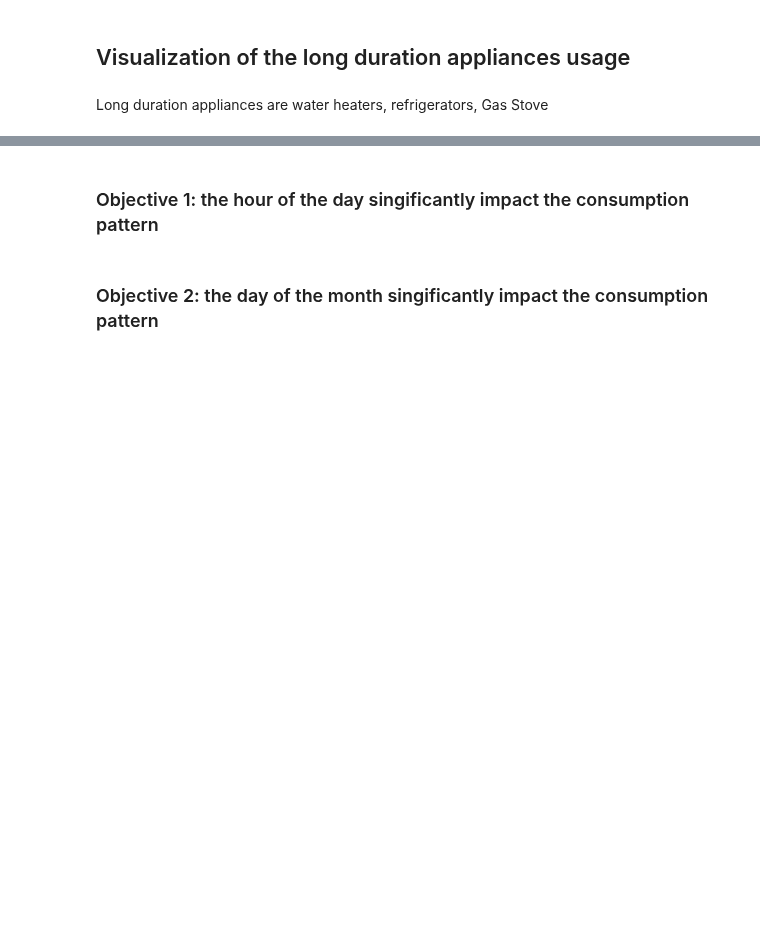
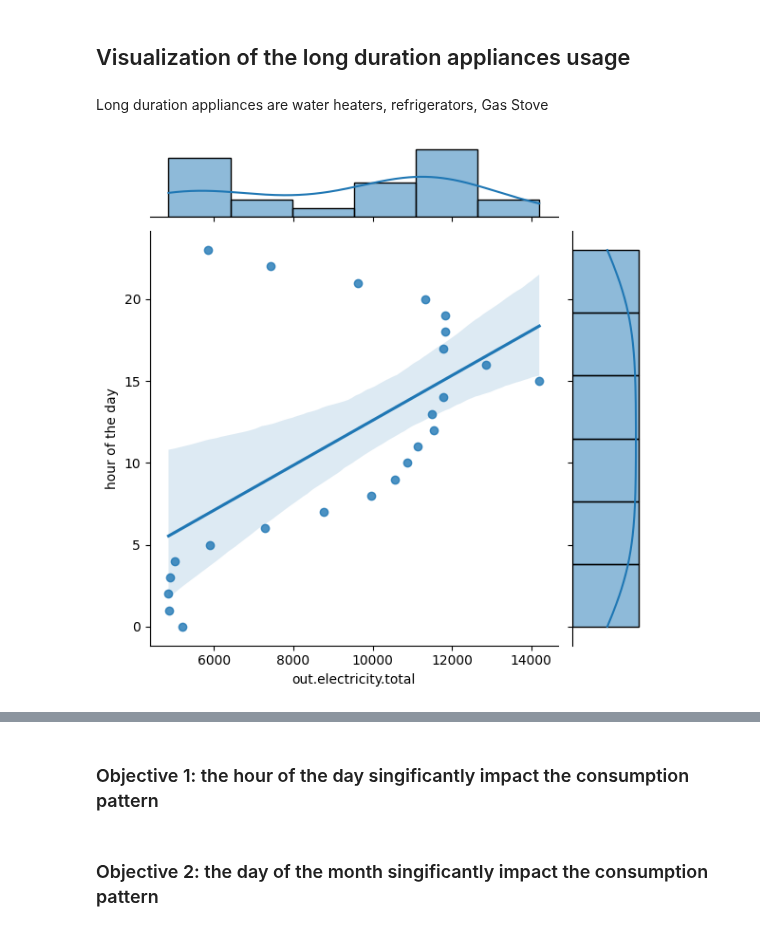
Before and after one commit to 1nuc/load-profile-decomposition, a Jupyter notebook: src/Customer_analysis/run.ipynb, the cells around one changed output, grey strips where cells are left out. Drawn from its saved outputs; the diff is of its cells as text; code cells hidden in the pictures; blank space fills up the shorter version.

```diff
--- a/src/Customer_analysis/run.ipynb
+++ b/src/Customer_analysis/run.ipynb
@@ -111,4 +104,8 @@ long_duration=df_hp1.select('hour of the day',
                            ).pipe(edit_column_names).group_by('hour of the day').agg(pl.all().sum()).sort('hour of the day')
 long_duration
 # %%
-long_duration=df_hp1.select('')`
+def display_totals(df):
+    sns.jointplot(data=df, x='out.electricity.total', y='hour of the day', kind='reg')
+display_totals(long_duration)
+# %% [output]
+[figure, added]
```
Also changed, not shown: parts of 3 cells of this notebook.
